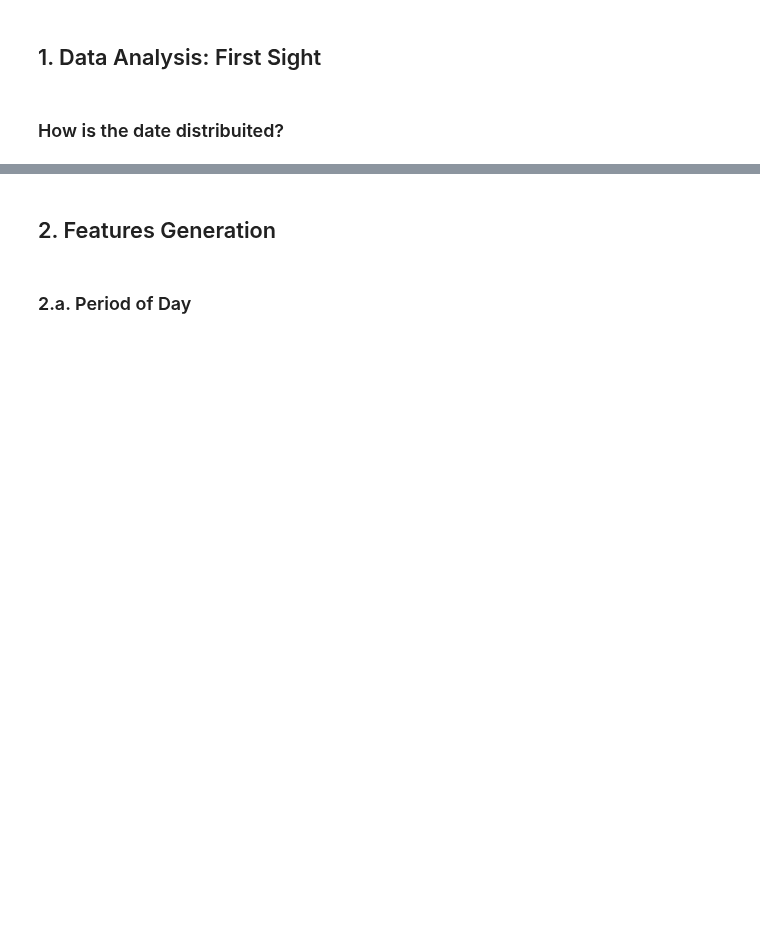
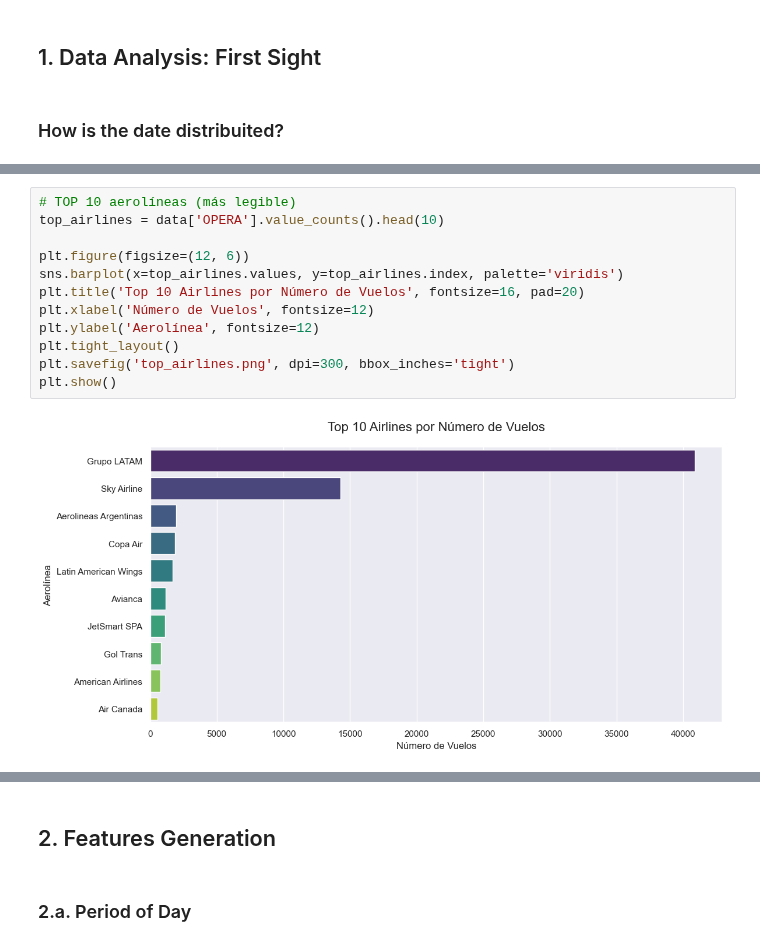
Before and after one commit to codificandoai/flight-delays, a Jupyter notebook: challenge/exploration.ipynb, the cells around one changed output, grey strips where cells are left out. Cells and saved outputs as stored; diff of their text form; blank space fills up the shorter version.

```diff
--- a/challenge/exploration.ipynb
+++ b/challenge/exploration.ipynb
@@ -17,0 +71,14 @@ data.info()
+# %%
+# TOP 10 aerolíneas (más legible)
+top_airlines = data['OPERA'].value_counts().head(10)
+
+plt.figure(figsize=(12, 6))
+sns.barplot(x=top_airlines.values, y=top_airlines.index, palette='viridis')
+plt.title('Top 10 Airlines por Número de Vuelos', fontsize=16, pad=20)
+plt.xlabel('Número de Vuelos', fontsize=12)
+plt.ylabel('Aerolínea', fontsize=12)
+plt.tight_layout()
+plt.savefig('top_airlines.png', dpi=300, bbox_inches='tight')
+plt.show()
+# %% [output]
+[figure, added]
```
Also changed, not shown: parts of 69 cells of this notebook, 2 other files.
